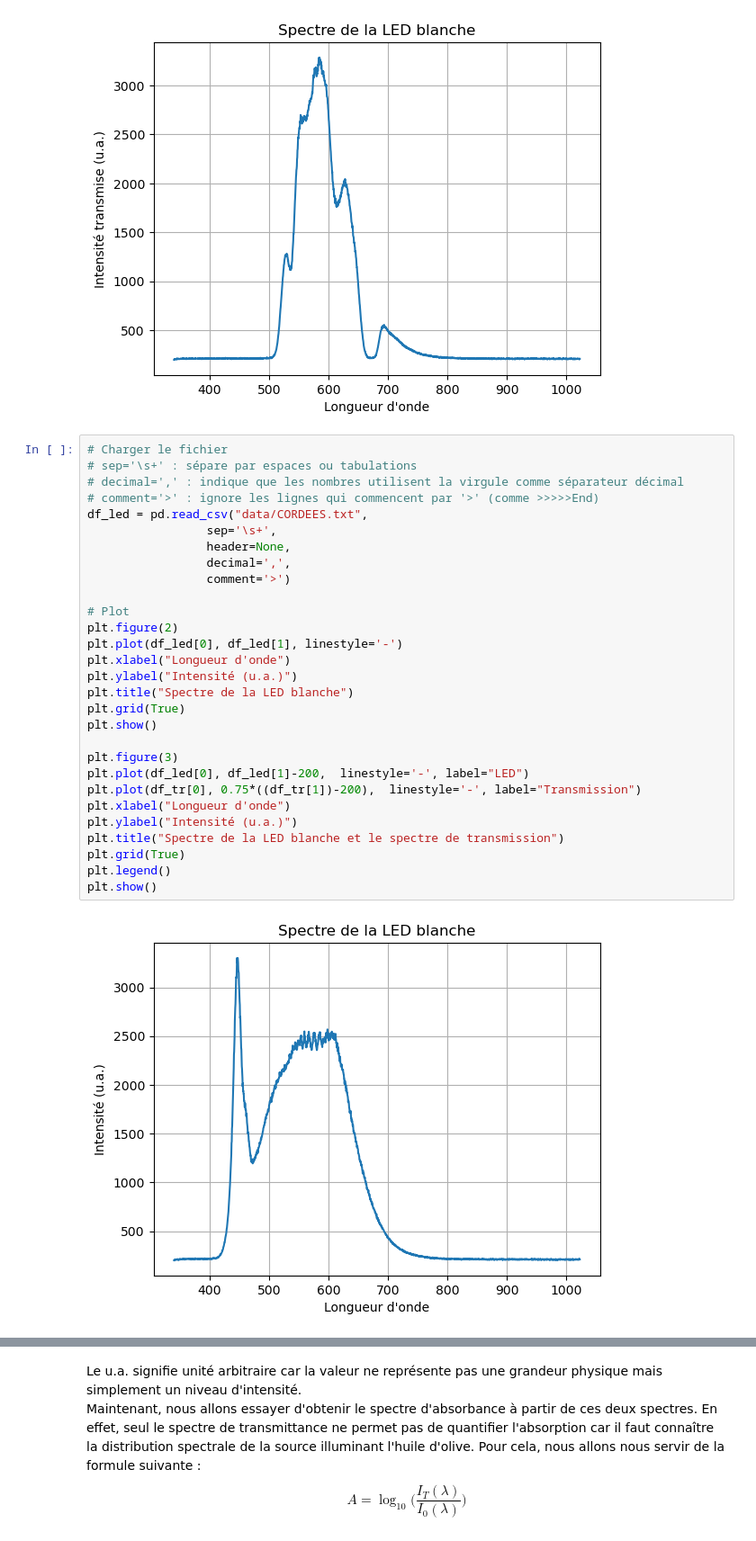
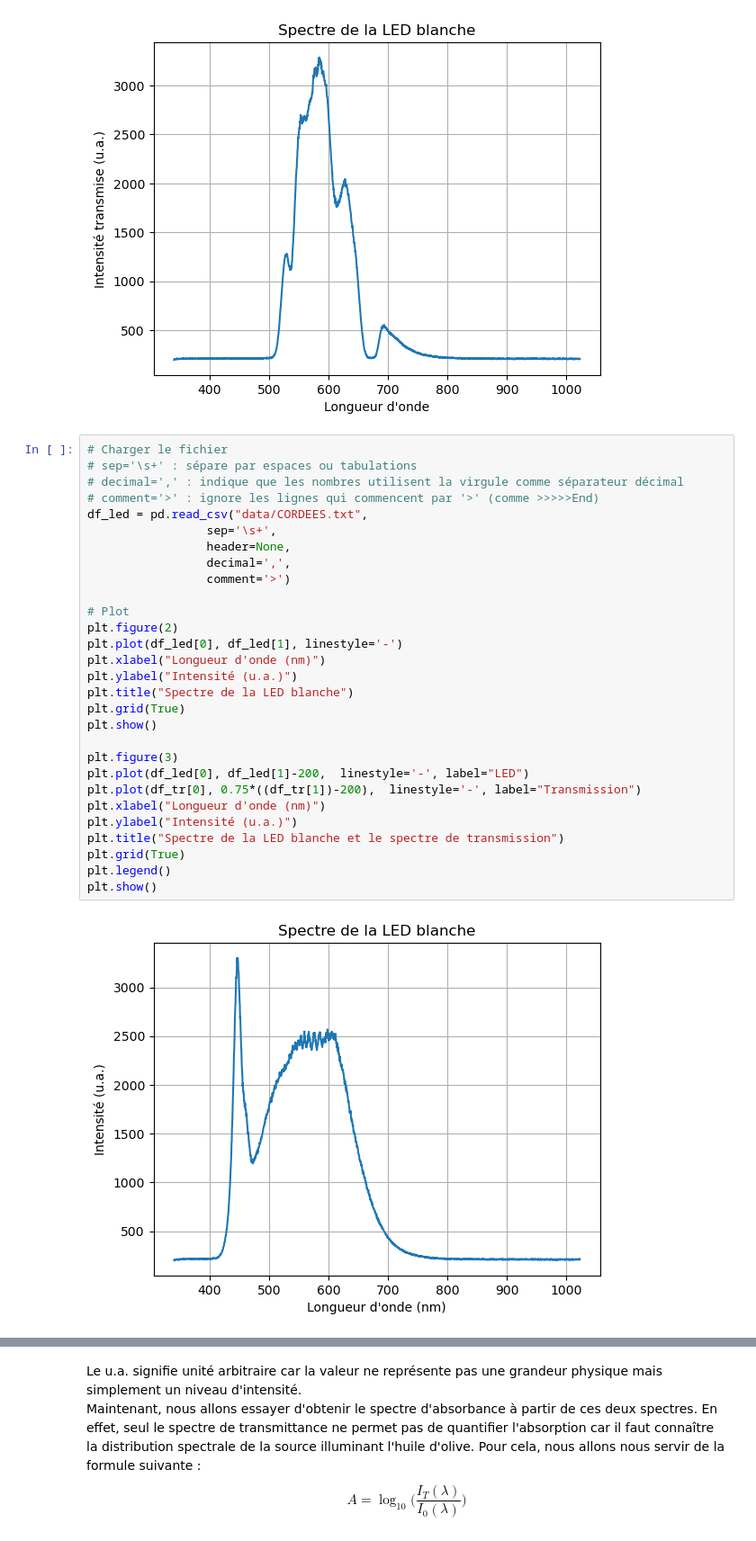
Before and after one commit to ltoguh/fluorescence_project_cordees_2026, a Jupyter notebook: fluo_cordees.ipynb, the cells around one changed output, grey strips where cells are left out. Shown at 90% size. Drawn from its saved outputs; the diff is of its cells as text.

```diff
--- a/fluo_cordees.ipynb
+++ b/fluo_cordees.ipynb
@@ -28,31 +28,31 @@ plt.show()
 # %%
 # Charger le fichier
 # sep='\s+' : sépare par espaces ou tabulations
 # decimal=',' : indique que les nombres utilisent la virgule comme séparateur décimal
 # comment='>' : ignore les lignes qui commencent par '>' (comme >>>>>End)
 df_led = pd.read_csv("data/CORDEES.txt",
                  sep='\s+',
                  header=None,
                  decimal=',',
                  comment='>')
 
 # Plot
 plt.figure(2)
 plt.plot(df_led[0], df_led[1], linestyle='-')
-plt.xlabel("Longueur d'onde")
+plt.xlabel("Longueur d'onde (nm)")
 plt.ylabel("Intensité (u.a.)")
 plt.title("Spectre de la LED blanche")
 plt.grid(True)
 plt.show()
 
 plt.figure(3)
 plt.plot(df_led[0], df_led[1]-200,  linestyle='-', label="LED")
 plt.plot(df_tr[0], 0.75*((df_tr[1])-200),  linestyle='-', label="Transmission")
-plt.xlabel("Longueur d'onde")
+plt.xlabel("Longueur d'onde (nm)")
 plt.ylabel("Intensité (u.a.)")
 plt.title("Spectre de la LED blanche et le spectre de transmission")
 plt.grid(True)
 plt.legend()
 plt.show()
 # %% [output]
-[figure, old version]
+[figure, new version]
```
Also changed, not shown: parts of 11 cells of this notebook, 2 other files.
